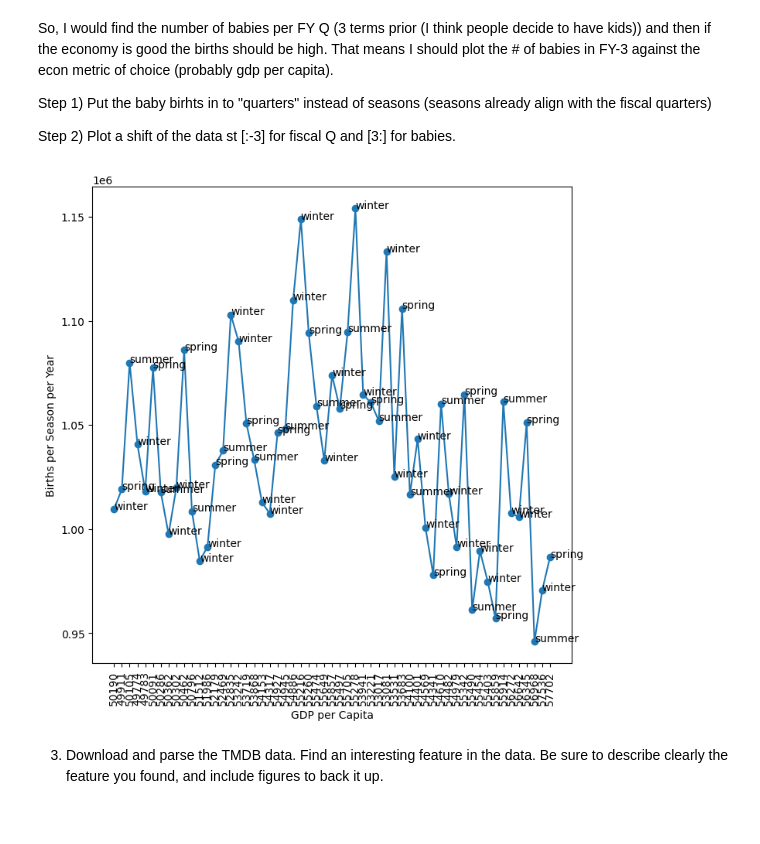
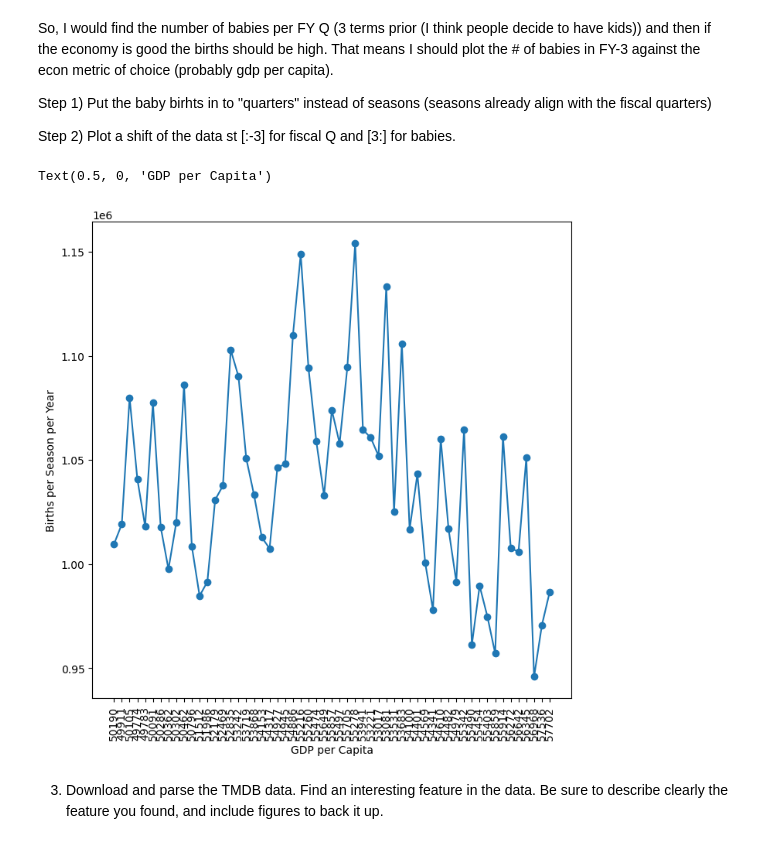
Before and after one commit to meg-krieg/scicomp2_F25, a Jupyter notebook: my_work/hw_birth-and-movie/HW2_Meghan_Krieg.ipynb, the cells around one changed output. Cells and saved outputs as stored; diff of their text form; code cells hidden in the pictures.

```diff
--- a/my_work/hw_birth-and-movie/HW2_Meghan_Krieg.ipynb
+++ b/my_work/hw_birth-and-movie/HW2_Meghan_Krieg.ipynb
@@ -68,14 +68,15 @@ labels.append('spring')
 # %%
 fig,ax = plt.subplots(figsize=(8,8))
 ax.scatter(GDP_pC['GDP'][4:],babies_by_season['births'][:-3])
 ax.plot(GDP_pC['GDP'][4:],babies_by_season['births'][:-3])
 ax.tick_params("x", rotation=90)
 plt.ylabel('Births per Season per Year')
 plt.xlabel('GDP per Capita')
-for i, txt in enumerate(labels):
-    ax.annotate(txt,xy=(GDP_pC['GDP'][4+i],babies_by_season['births'].iloc[i]))
+# for i, txt in enumerate(labels):
+#     ax.annotate(txt,xy=(GDP_pC['GDP'][4+i],babies_by_season['births'].iloc[i]))
 # %% [output]
+Text(0.5, 0, 'GDP per Capita')
-[figure, old version]
+[figure, new version]
 # %% [markdown]
 3. Download and parse the TMDB data.  Find an interesting feature in the data.  Be sure to describe clearly the feature you found, and include figures to back it up.
 # %%
```
Also changed, not shown: 1 other file.
